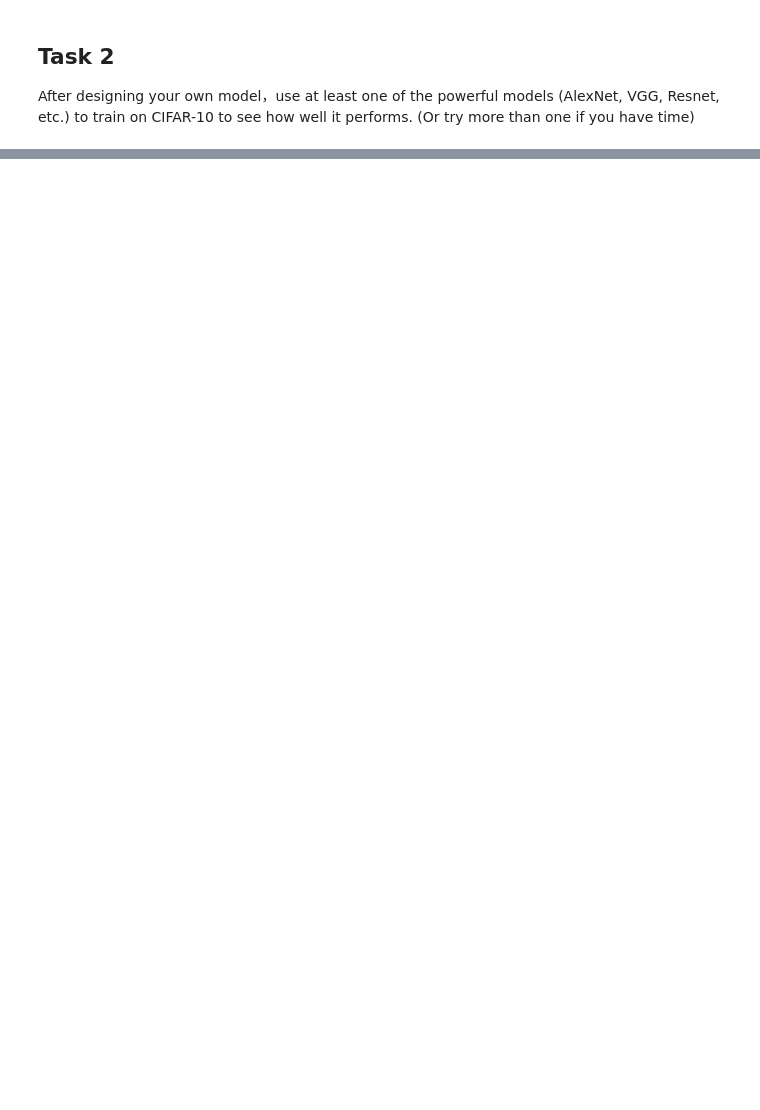
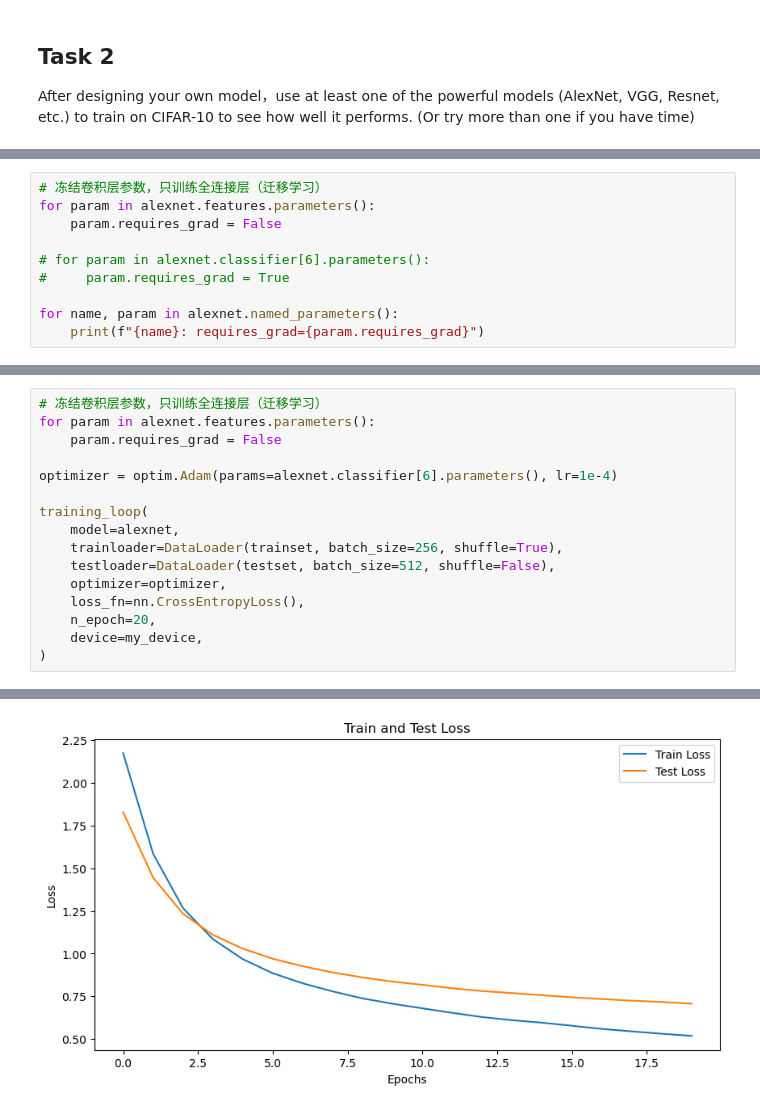
Before and after one commit to Charles-T-T/Multimedia-Technology, a Jupyter notebook: labs/lab4/src/assignment4_CNN_classification.ipynb, the cells around one changed output, grey strips where cells are left out. Saved outputs shown, nothing was run; the diff lists cells and outputs as text; blank space fills up the shorter version.

```diff
--- a/labs/lab4/src/assignment4_CNN_classification.ipynb
+++ b/labs/lab4/src/assignment4_CNN_classification.ipynb
@@ -268,0 +358,10 @@ URLError: <urlopen error TLS/SSL connection has been closed (EOF) (_ssl.c:1133)>
+# %%
+# 冻结卷积层参数，只训练全连接层（迁移学习）
+for param in alexnet.features.parameters():
+    param.requires_grad = False
+
+# for param in alexnet.classifier[6].parameters():
+#     param.requires_grad = True
+
+for name, param in alexnet.named_parameters():
+    print(f"{name}: requires_grad={param.requires_grad}")
@@ -268,0 +385,17 @@ URLError: <urlopen error TLS/SSL connection has been closed (EOF) (_ssl.c:1133)>
+# %%
+# 冻结卷积层参数，只训练全连接层（迁移学习）
+for param in alexnet.features.parameters():
+    param.requires_grad = False
+
+optimizer = optim.Adam(params=alexnet.classifier[6].parameters(), lr=1e-4)
+
+training_loop(
+    model=alexnet,
+    trainloader=DataLoader(trainset, batch_size=256, shuffle=True),
+    testloader=DataLoader(testset, batch_size=512, shuffle=False),
+    optimizer=optimizer,
+    loss_fn=nn.CrossEntropyLoss(),
+    n_epoch=20,
+    device=my_device,
+)
+# %% [output]
@@ -268,0 +422 @@ URLError: <urlopen error TLS/SSL connection has been closed (EOF) (_ssl.c:1133)>
+[figure, added]
```
Also changed, not shown: parts of 21 cells of this notebook.
